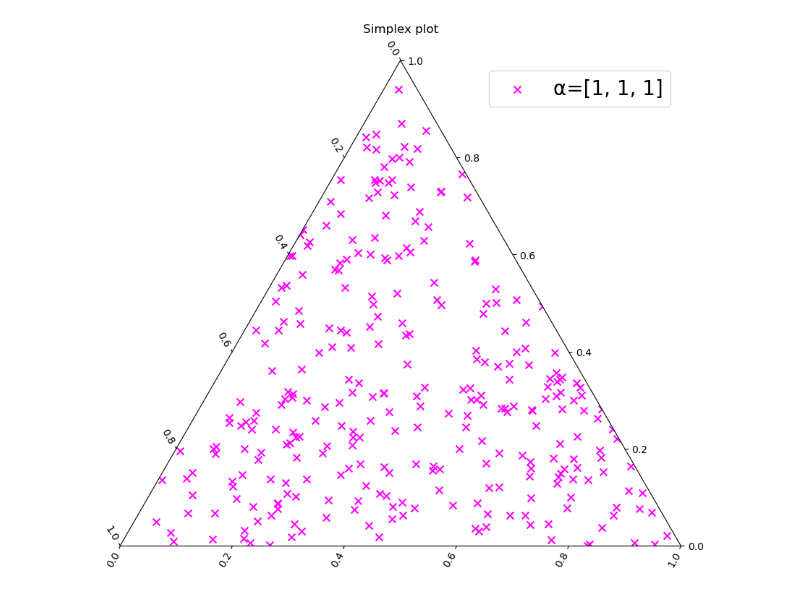
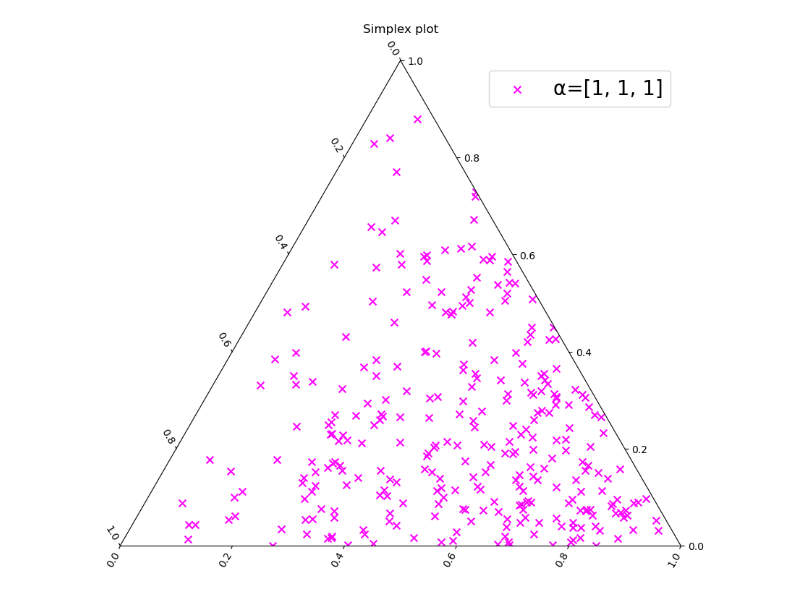
Before and after one commit to sequi76/BML4SR, a Jupyter notebook: Lecture-3.Mixture_Models/Dirichlet.ipynb, the cells around one changed output. Saved outputs shown, nothing was run; the diff lists cells and outputs as text; code cells hidden in the pictures.

```diff
--- a/Lecture-3.Mixture_Models/Dirichlet.ipynb
+++ b/Lecture-3.Mixture_Models/Dirichlet.ipynb
@@ -14,15 +14,15 @@ import ternary
 import mpltern
 import random
 # %%
-sample0 = np.random.dirichlet([1,1,1], size=300)
+sample0 = np.random.dirichlet([1,1,2], size=300)
 fig = plt.figure(figsize=(10, 10))
 ax = fig.add_subplot(1, 1, 1, projection='ternary')
 ax.set_title('Simplex plot')
 ax.scatter([x[0] for x in sample0],[x[1] for x in sample0],[x[2] for x in sample0], s=50, color='magenta', marker='x', label='α=[1, 1, 1]') # play: comment this line if not playing
 plt.legend(fontsize=20)
 plt.show()
 # %% [output]
-[figure, old version]
+[figure, new version]
 # %%
 sample1 = np.random.dirichlet([70,15,15], size=100)
 sample2 = np.random.dirichlet([0.1,0.1,0.1], size=100)
```
Also changed, not shown: parts of 1 cell of this notebook, 17 other files.
